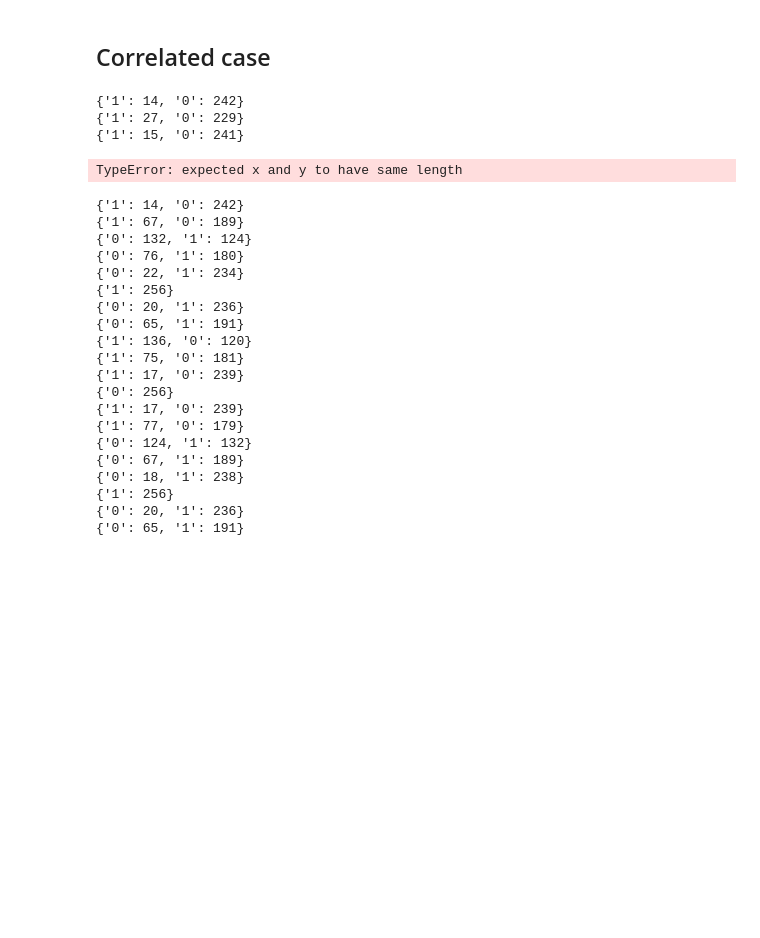
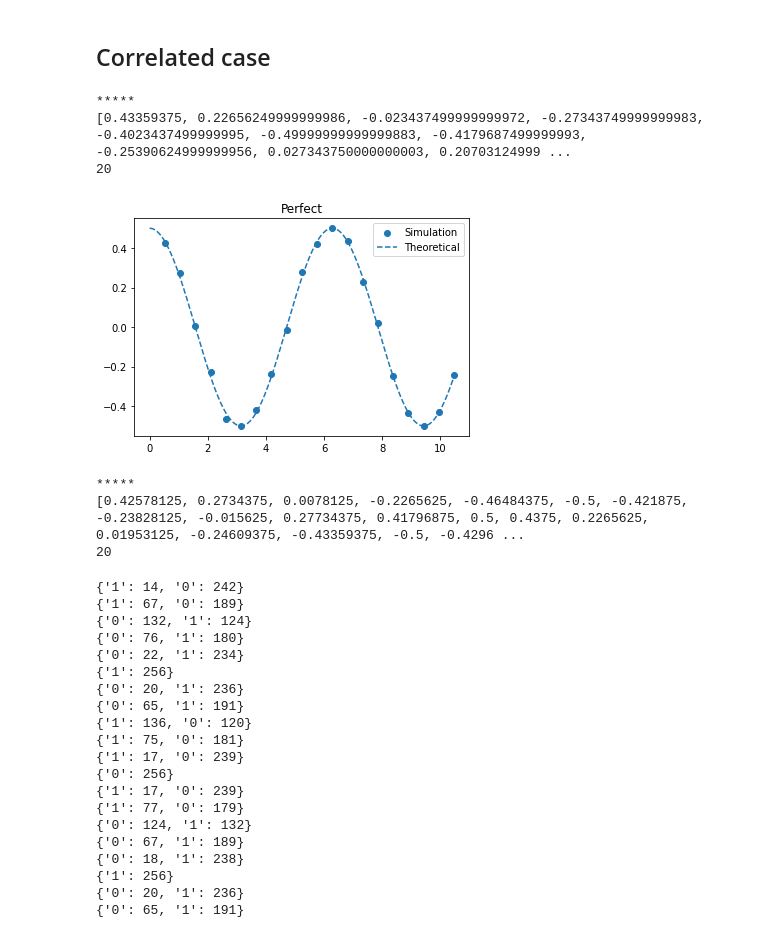
Before and after one commit to JessicaJohnBritto/QOSF_Cohort6, a Jupyter notebook: Results_from_paper/noise_model_ionq.ipynb, the cells around one changed output. Drawn from its saved outputs; the diff is of its cells as text; code cells hidden in the pictures; blank space fills up the shorter version.

Commit message:
Added mitiq to corr collisional model

```diff
--- a/Results_from_paper/noise_model_ionq.ipynb
+++ b/Results_from_paper/noise_model_ionq.ipynb
@@ -277,7 +277,7 @@ def circ_correlate(basis_gates,noise_model,do_not_plot,**kwargs):
         plt.plot(x_ax,corrfunc(x_ax),linestyle='--',label='Theoretical')
         plt.legend()
         plt.show()
-    return numcx,gatedepth,abserr
+    return numcx,gatedepth,abserr, rho_12
 # %%
 from mitiq.zne import execute_with_zne
 from mitiq import zne
@@ -317,9 +315,20 @@ noisemodel, basis_gates = noisem(0.9773)
 znee = wrapper(noisemodel, basis_gates, corr_circ,'perfect',plot_title='Perfect',shots=256,collisions=20)
 print('*****')
 print(znee)
+print(len(znee))
 # %% [output]
-{'1': 14, '0': 242}
-{'1': 27, '0': 229}
-{'1': 15, '0': 241}
+*****
+[0.43359375, 0.22656249999999986, -0.023437499999999972, -0.27343749999999983, -0.4023437499999995, -0.49999999999999883, -0.4179687499999993, -0.25390624999999956, 0.027343750000000003, 0.20703124999 ...
+20
-TypeError: expected x and y to have same length
+# %%
+noisemodel, basis_gates = noisem(0.9773)
+numcx,gatedepth,abserr, znee = wrapper(None, None, circ_correlate,'perfect',plot_title='Perfect',shots=256,collisions=20)
+print('*****')
+print(znee)
+print(len(znee))
+# %% [output]
+[figure, added]
+*****
+[0.42578125, 0.2734375, 0.0078125, -0.2265625, -0.46484375, -0.5, -0.421875, -0.23828125, -0.015625, 0.27734375, 0.41796875, 0.5, 0.4375, 0.2265625, 0.01953125, -0.24609375, -0.43359375, -0.5, -0.4296 ...
+20
 # %%
```
Also changed, not shown: parts of 4 cells of this notebook.
